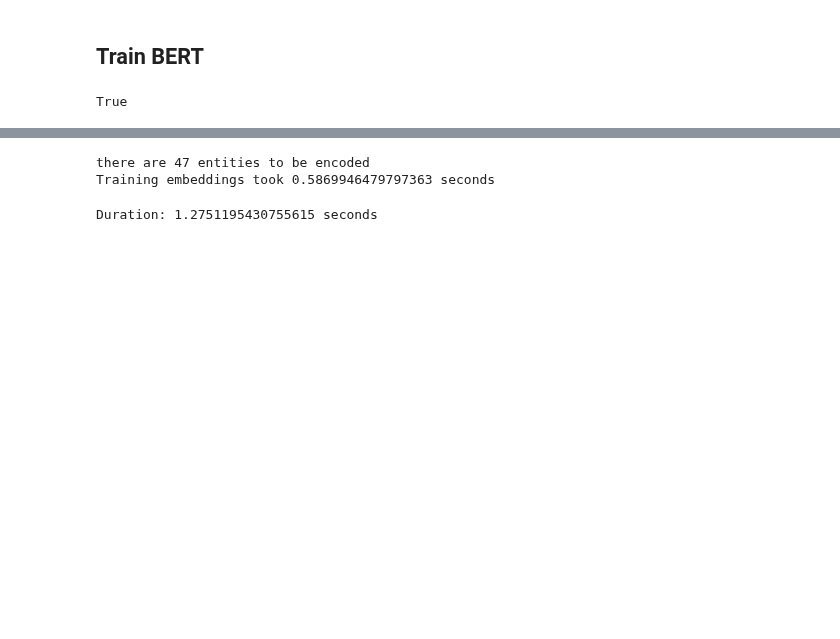
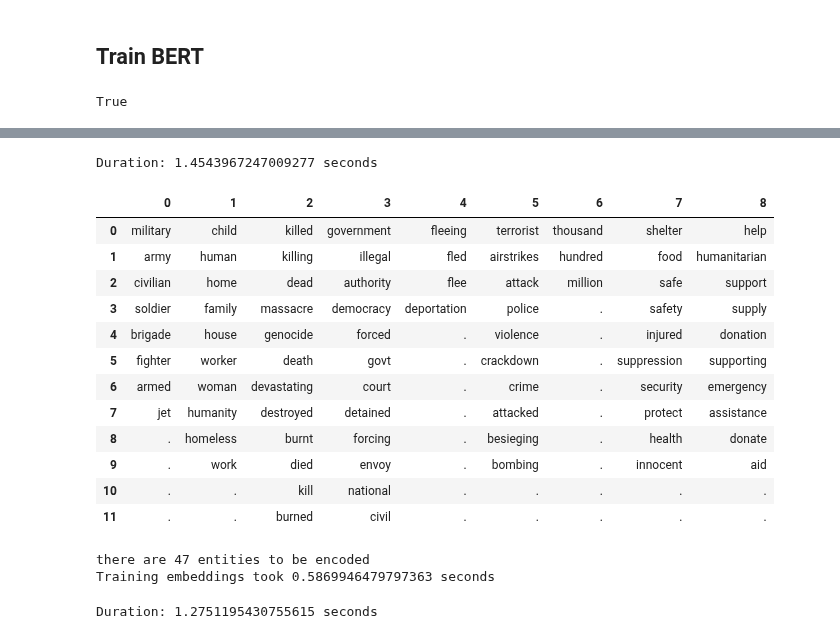
Before and after one commit to janiwo/refugee_project, a Jupyter notebook: Code/06c Frame identification.ipynb, the cells around one changed output, grey strips where cells are left out. Saved outputs shown, nothing was run; the diff lists cells and outputs as text; code cells hidden in the pictures; blank space fills up the shorter version.

```diff
--- a/Code/06c Frame identification.ipynb
+++ b/Code/06c Frame identification.ipynb
@@ -768,0 +953,2 @@ new_ne_list = [word for word in ne_list if word in most_frequent_words]
+# %%
+rohingya_embeddings = embed_words(most_frequent_words_rohingya)
@@ -768,0 +958,25 @@ new_ne_list = [word for word in ne_list if word in most_frequent_words]
+# %%
+start = time()
+reduced_embedding_rohingya = umap.UMAP(random_state=42,
+                                     n_components=3,
+                                     min_dist=0.1,
+                                     n_neighbors = 10).fit_transform(rohingya_embeddings)
+print(f'Duration: {time() - start} seconds')
+# %% [output]
+Duration: 1.4543967247009277 seconds
+# %%
+create_frames(reduced_embedding_rohingya,-4,most_frequent_words_rohingya)
+# %% [output]
+|  | 0 | 1 | 2 | 3 | 4 | 5 | 6 | 7 | 8 |
+| 0 | military | child | killed | government | fleeing | terrorist | thousand | shelter | help |
+| 1 | army | human | killing | illegal | fled | airstrikes | hundred | food | humanitarian |
+| 2 | civilian | home | dead | authority | flee | attack | million | safe | support |
+| 3 | soldier | family | massacre | democracy | deportation | police | . | safety | supply |
+| 4 | brigade | house | genocide | forced | . | violence | . | injured | donation |
+| 5 | fighter | worker | death | govt | . | crackdown | . | suppression | supporting |
+| 6 | armed | woman | devastating | court | . | crime | . | security | emergency |
+| 7 | jet | humanity | destroyed | detained | . | attacked | . | protect | assistance |
+| 8 | . | homeless | burnt | forcing | . | besieging | . | health | donate |
+| 9 | . | work | died | envoy | . | bombing | . | innocent | aid |
+| 10 | . | . | kill | national | . | . | . | . | . |
+| 11 | . | . | burned | civil | . | . | . | . | . |
```
Also changed, not shown: parts of 39 cells of this notebook.
